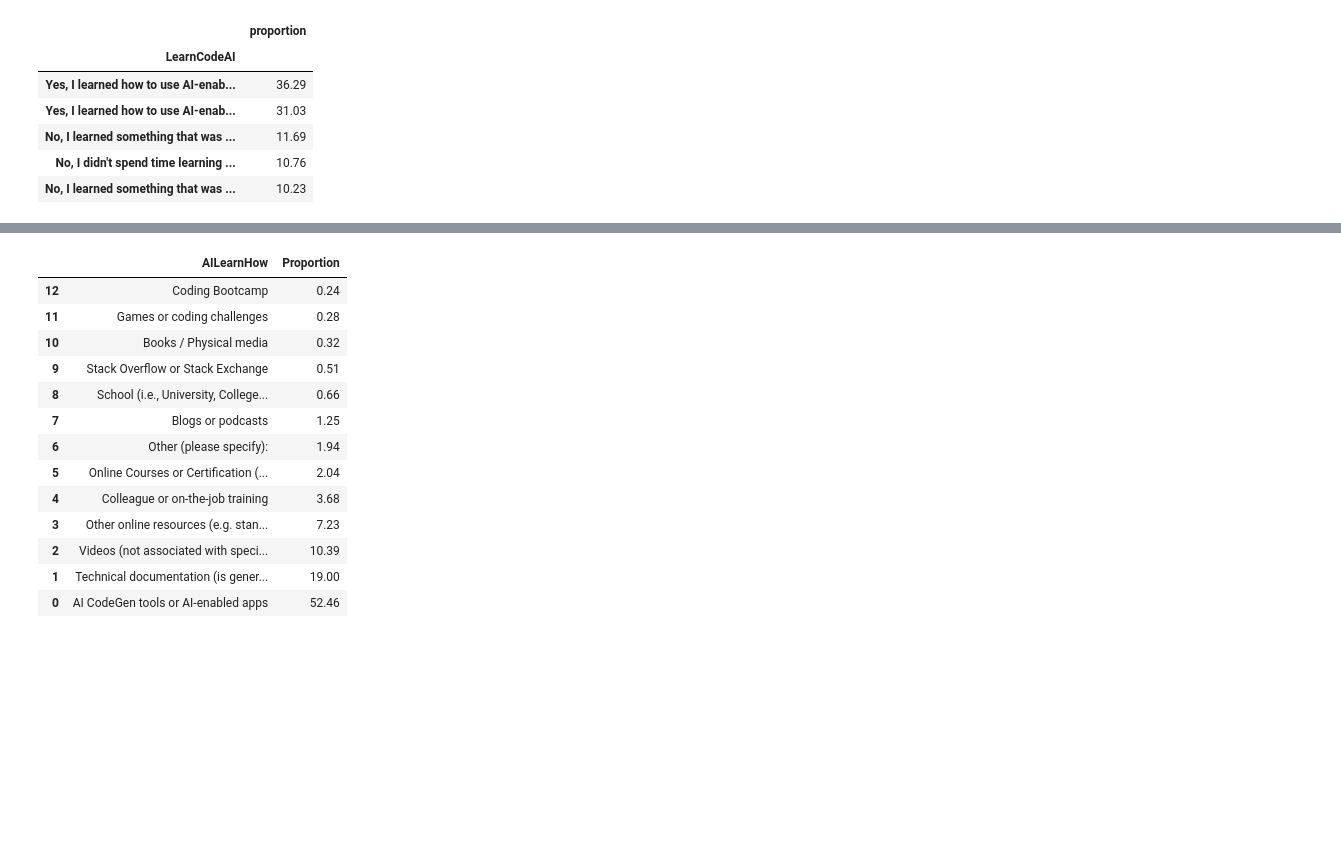
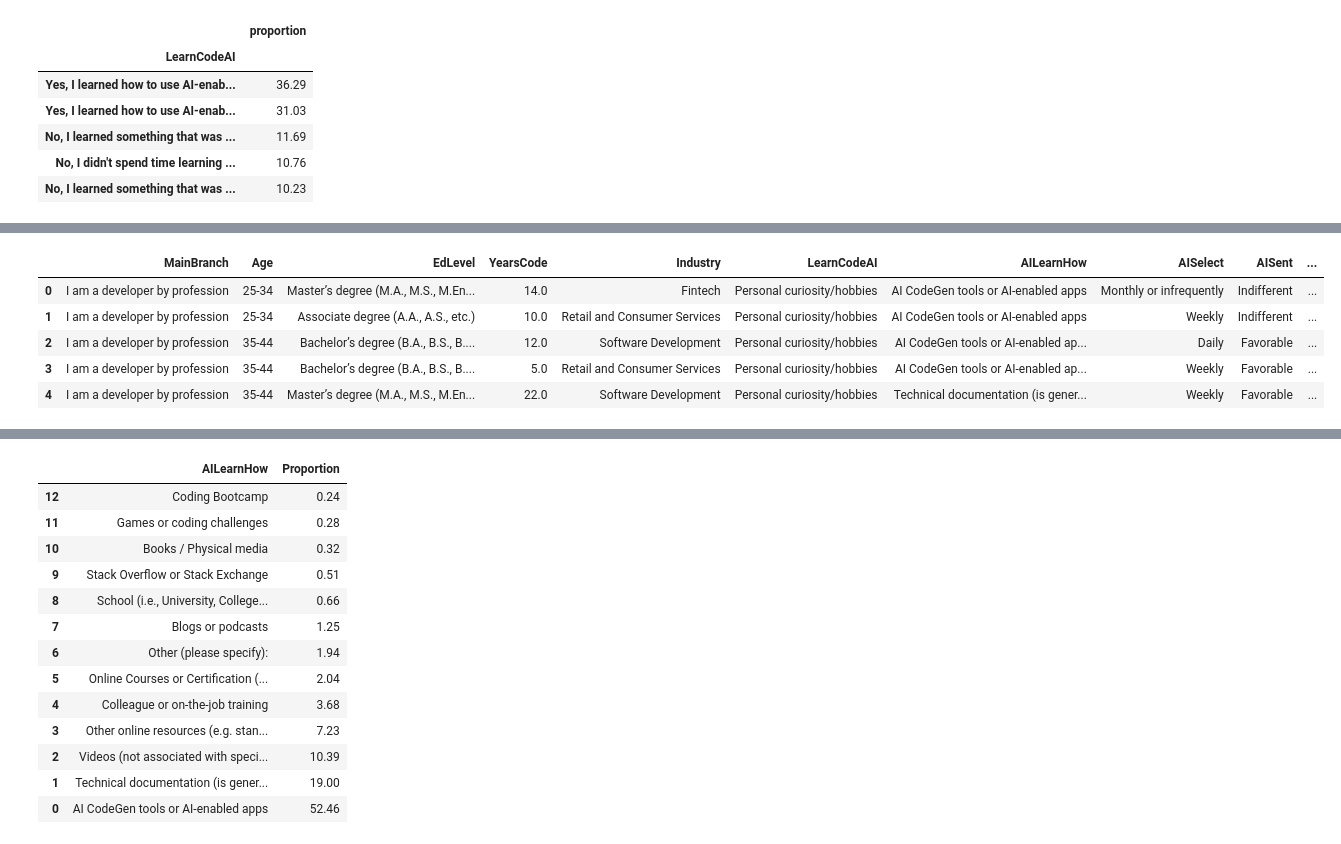
Before and after one commit to huyqng1412/IT680_Effectiveness-of-AI-in-CS, a Jupyter notebook: ai_cs_analysis.ipynb, the cells around one changed output, grey strips where cells are left out. Saved outputs shown, nothing was run; the diff lists cells and outputs as text; code cells hidden in the pictures; blank space fills up the shorter version.

Commit message:
Statistical Summarize of All Selected Parameters

```diff
--- a/ai_cs_analysis.ipynb
+++ b/ai_cs_analysis.ipynb
@@ -257,0 +305,18 @@ learn_code
+# %%
+ai_select_mapping = {
+    'Yes, I use AI tools daily': 'Daily',
+    'Yes, I use AI tools weekly': 'Weekly',
+    'Yes, I use AI tools monthly or infrequently': 'Monthly or infrequently',
+    'No, and I don''t plan to': 'Not plan to use AI tools',
+    'No, but I plan to soon	': 'Plan to use AI tools soon',
+}
+
+demog_ai['AISelect'] = demog_ai['AISelect'].replace(ai_select_mapping)
+demog_ai.head(5)
+# %% [output]
+|  | MainBranch | Age | EdLevel | YearsCode | Industry | LearnCodeAI | AILearnHow | AISelect | AISent | ... |
+| 0 | I am a developer by profession | 25-34 | Master’s degree (M.A., M.S., M.En... | 14.0 | Fintech | Personal curiosity/hobbies | AI CodeGen tools or AI-enabled apps | Monthly or infrequently | Indifferent | ... |
+| 1 | I am a developer by profession | 25-34 | Associate degree (A.A., A.S., etc.) | 10.0 | Retail and Consumer Services | Personal curiosity/hobbies | AI CodeGen tools or AI-enabled apps | Weekly | Indifferent | ... |
+| 2 | I am a developer by profession | 35-44 | Bachelor’s degree (B.A., B.S., B.... | 12.0 | Software Development | Personal curiosity/hobbies | AI CodeGen tools or AI-enabled ap... | Daily | Favorable | ... |
+| 3 | I am a developer by profession | 35-44 | Bachelor’s degree (B.A., B.S., B.... | 5.0 | Retail and Consumer Services | Personal curiosity/hobbies | AI CodeGen tools or AI-enabled ap... | Weekly | Favorable | ... |
+| 4 | I am a developer by profession | 35-44 | Master’s degree (M.A., M.S., M.En... | 22.0 | Software Development | Personal curiosity/hobbies | Technical documentation (is gener... | Weekly | Favorable | ... |
```
Also changed, not shown: parts of 12 cells of this notebook.
